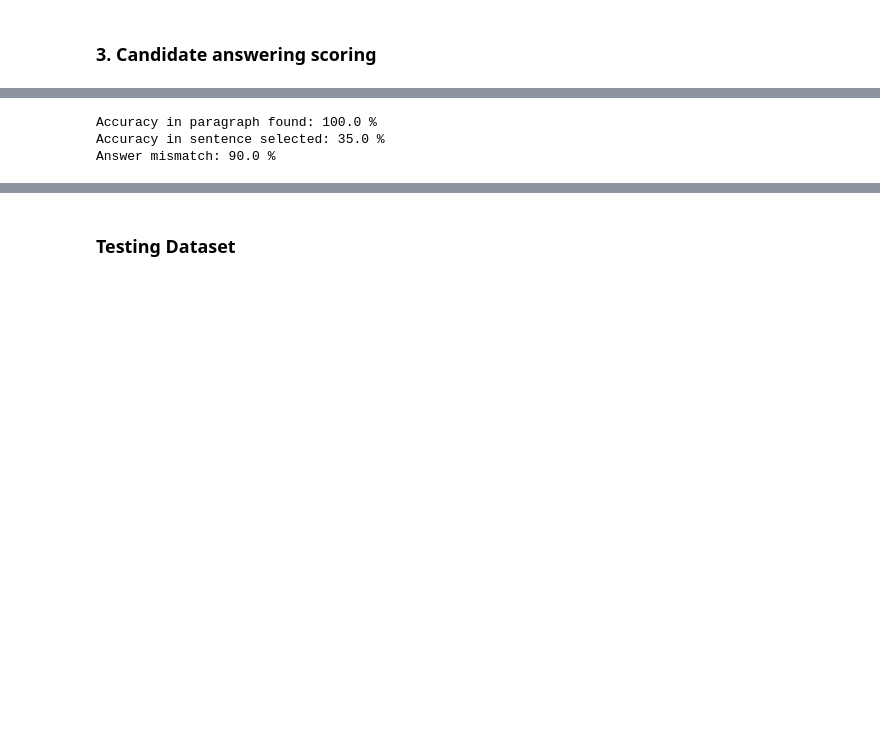
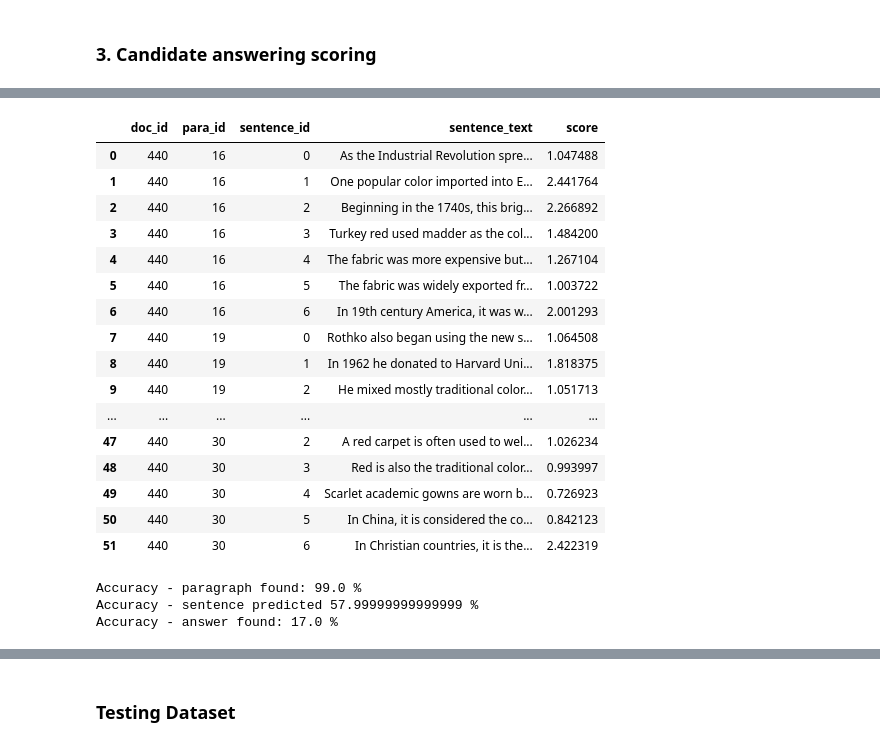
Before and after one commit to danielfelipegil/poisson, a Jupyter notebook: question-answering-dg.ipynb, the cells around one changed output, grey strips where cells are left out. Drawn from its saved outputs; the diff is of its cells as text; code cells hidden in the pictures; blank space fills up the shorter version.

Commit message:
changes in dev and answer extraction

```diff
--- a/question-answering-dg.ipynb
+++ b/question-answering-dg.ipynb
@@ -473,10 +502,10 @@ def isAnswerInSentence(answer,answer_sentence):
 df_devel=load_obj('df_devel_predicted_answer_type')
 # %%
 import time
-df_devel=load_obj('df_devel_predicted_answer_type')
+
 #df_devel=pd.read_json('project_files/devel.json')
 df_result_devel=pd.DataFrame(columns=['id','question','paragraph','retrieved paras','predicted_paragraph','paragraph_found','sentence','predicted_sentence','answer','predicted_answer'])
-df_devel=df_devel.iloc[0:20]
+df_devel=df_devel.iloc[0:100]
 
 for index, row in df_devel.iterrows():
     t=time.process_time()
@@ -522,7 +551,7 @@ for index, row in df_devel.iterrows():
                 NER_sentence=NER_corpus[docid][paragraph_id][sentence_index]
                 common_keywords=get_number_of_common_kewyords(question_keywords,get_keyword(sentences_list[sentence_index]))
                 similarity=nlp(question).similarity(nlp(sentences_list[sentence_index]))
-                score=common_keywords+similarity
+                score=common_keywords/len(question_keywords)+similarity
 
                 for entity in NER_sentence:
                     if (entity[1]==answer_type):
@@ -543,7 +572,7 @@ for index, row in df_devel.iterrows():
             for entity in NER_answer_passage:
                 if (entity[1]==answer_type):
                     #print('answer:',entity[0])
-                    answer=correct_answer(entity[0],best_sentence_text)
+                    answer=correct_answer_pattern(entity[0])
                     #print('corrected:',answer)
                     break
 
@@ -569,3 +598,5 @@ for index, row in df_devel.iterrows():
 
     print(ida,time.process_time()-t)
     df_result_devel.loc[len(df_result_devel)]=[docid,question,row['answer_paragraph'],possible_par,best_paragraph_id,par_retrieved,sent_ans,best_sentence_text,row['text'],answer]
+
+print('done')
@@ -572,10 +621,30 @@ for index, row in df_devel.iterrows():
+# %%
+df_best_sentences
+# %% [output]
+|  | doc_id | para_id | sentence_id | sentence_text | score |
+| 0 | 440 | 16 | 0 | As the Industrial Revolution spre... | 1.047488 |
+| 1 | 440 | 16 | 1 | One popular color imported into E... | 2.441764 |
+| 2 | 440 | 16 | 2 | Beginning in the 1740s, this brig... | 2.266892 |
+| 3 | 440 | 16 | 3 | Turkey red used madder as the col... | 1.484200 |
+| 4 | 440 | 16 | 4 | The fabric was more expensive but... | 1.267104 |
+| 5 | 440 | 16 | 5 | The fabric was widely exported fr... | 1.003722 |
+| 6 | 440 | 16 | 6 | In 19th century America, it was w... | 2.001293 |
+| 7 | 440 | 19 | 0 | Rothko also began using the new s... | 1.064508 |
+| 8 | 440 | 19 | 1 | In 1962 he donated to Harvard Uni... | 1.818375 |
+| 9 | 440 | 19 | 2 | He mixed mostly traditional color... | 1.051713 |
+| ... | ... | ... | ... | ... | ... |
+| 47 | 440 | 30 | 2 | A red carpet is often used to wel... | 1.026234 |
+| 48 | 440 | 30 | 3 | Red is also the traditional color... | 0.993997 |
+| 49 | 440 | 30 | 4 | Scarlet academic gowns are worn b... | 0.726923 |
+| 50 | 440 | 30 | 5 | In China, it is considered the co... | 0.842123 |
+| 51 | 440 | 30 | 6 | In Christian countries, it is the... | 2.422319 |
 # %%
-print('Accuracy in paragraph found:',df_result_devel.loc[df_result_devel['paragraph_found']==True]['id'].count()/len(df_result_devel)*100,'%')
-print('Accuracy in sentence selected:',len(df_result_devel.loc[df_result_devel.paragraph!=df_result_devel.predicted_paragraph])/len(df_result_devel)*100,'%')
-print('Answer mismatch:',len(df_result_devel.loc[df_result_devel.predicted_answer!=df_result_devel.answer])/len(df_result_devel)*100,'%')
+print('Accuracy - paragraph found:',df_result_devel.loc[df_result_devel['paragraph_found']==True]['id'].count()/len(df_result_devel)*100,'%')
+print('Accuracy - sentence predicted',len(df_result_devel.loc[df_result_devel.paragraph==df_result_devel.predicted_paragraph])/len(df_result_devel)*100,'%')
+print('Accuracy - answer found:',len(df_result_devel.loc[df_result_devel.predicted_answer==df_result_devel.answer])/len(df_result_devel)*100,'%')
 # %% [output]
-Accuracy in paragraph found: 100.0 %
-Accuracy in sentence selected: 35.0 %
-Answer mismatch: 90.0 %
+Accuracy - paragraph found: 99.0 %
+Accuracy - sentence predicted 57.99999999999999 %
+Accuracy - answer found: 17.0 %
 # %%
 df_result_devel
```
Also changed, not shown: parts of 8 cells of this notebook.
